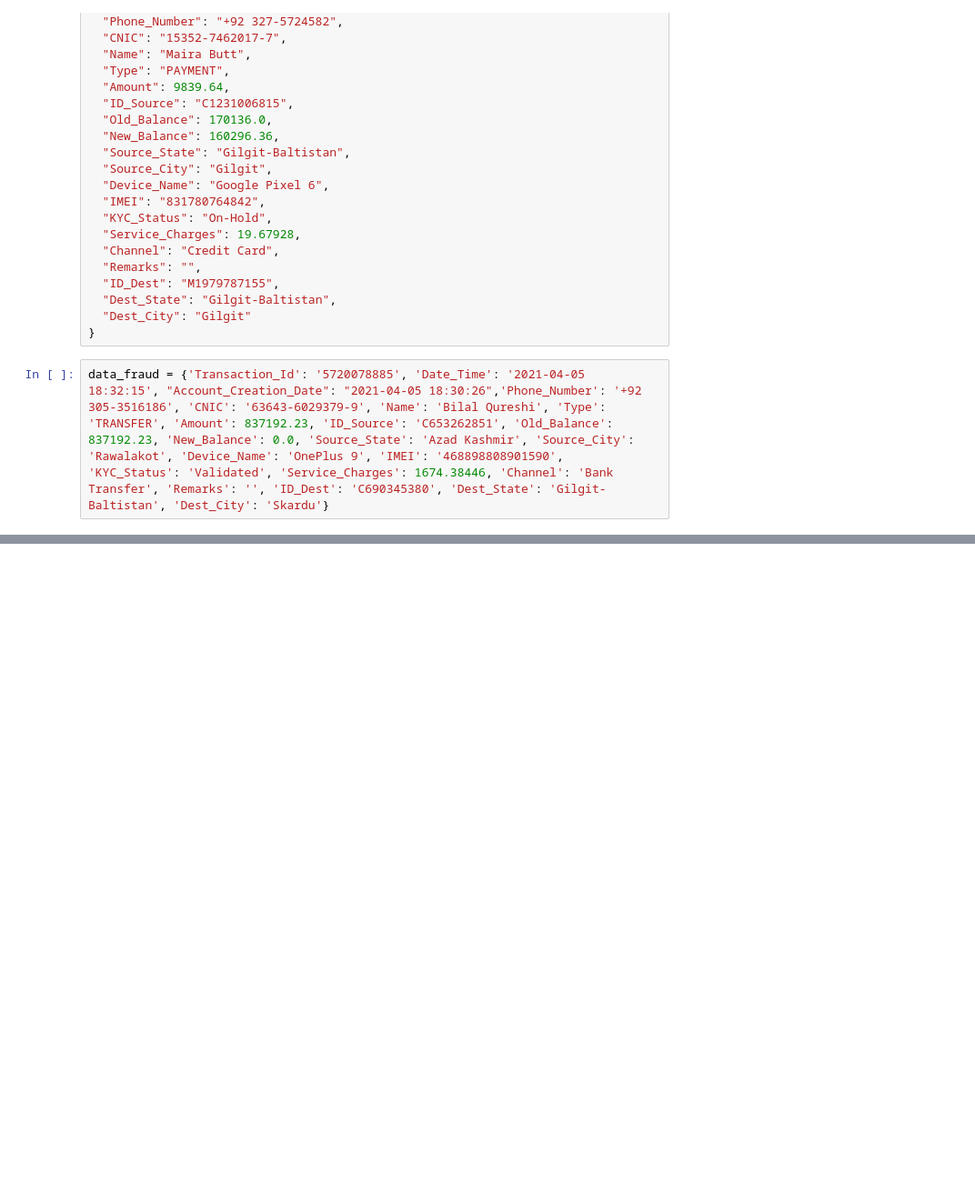
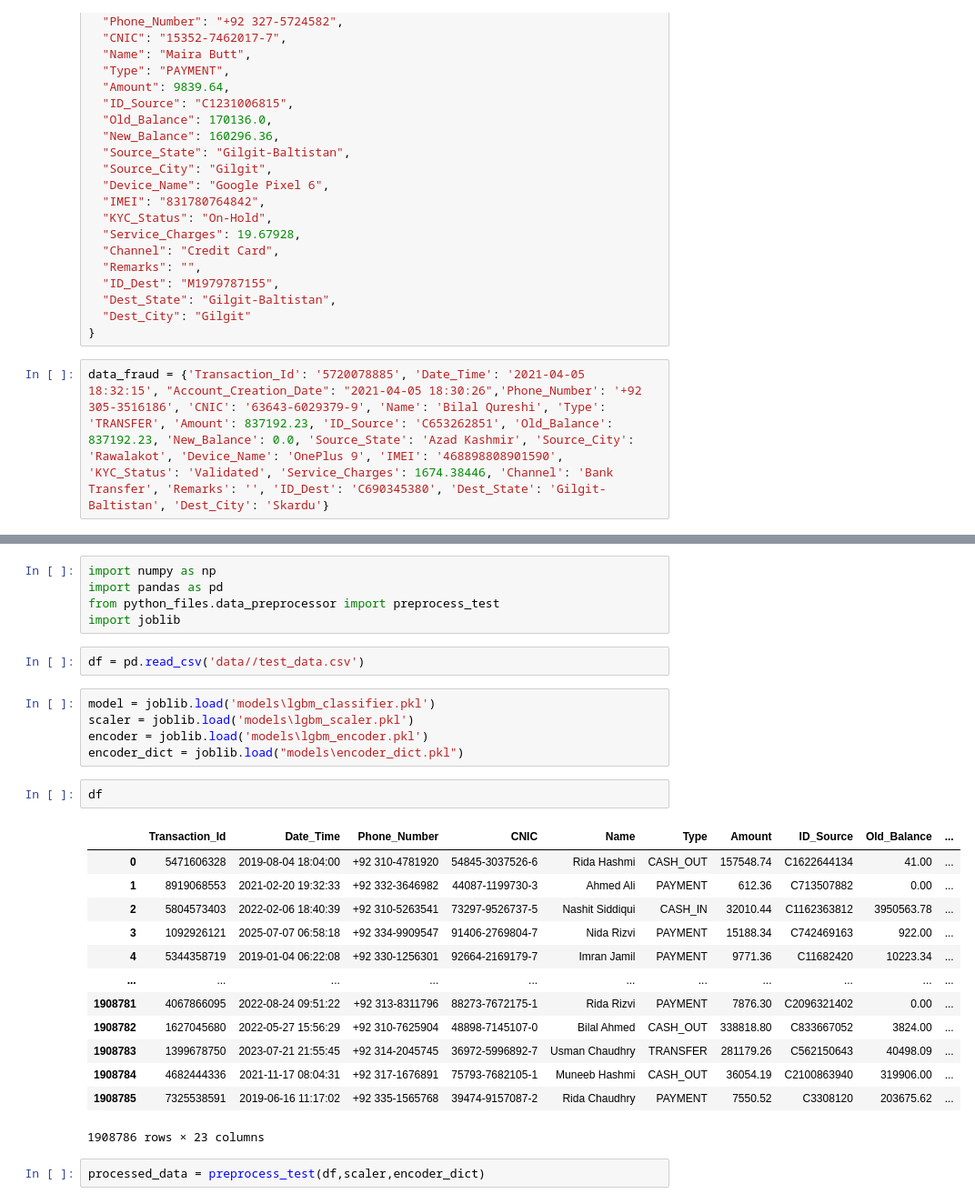
Before and after one commit to Stixor-Technologies/jazzcash, a Jupyter notebook: test.ipynb, the cells around one changed output, grey strips where cells are left out. Shown at 91% size. Drawn from its saved outputs; the diff is of its cells as text; blank space fills up the shorter version.

```diff
--- a/test.ipynb
+++ b/test.ipynb
@@ -129,0 +312,30 @@ Timestamp('2025-04-07 12:04:05.151558')
+# %%
+import numpy as np
+import pandas as pd
+from python_files.data_preprocessor import preprocess_test
+import joblib
+# %%
+df = pd.read_csv('data//test_data.csv')
+# %%
+model = joblib.load('models\lgbm_classifier.pkl')
+scaler = joblib.load('models\lgbm_scaler.pkl')
+encoder = joblib.load('models\lgbm_encoder.pkl')
+encoder_dict = joblib.load("models\encoder_dict.pkl")
+# %%
+df
+# %% [output]
+|  | Transaction_Id | Date_Time | Phone_Number | CNIC | Name | Type | Amount | ID_Source | Old_Balance | ... |
+| 0 | 5471606328 | 2019-08-04 18:04:00 | +92 310-4781920 | 54845-3037526-6 | Rida Hashmi | CASH_OUT | 157548.74 | C1622644134 | 41.00 | ... |
+| 1 | 8919068553 | 2021-02-20 19:32:33 | +92 332-3646982 | 44087-1199730-3 | Ahmed Ali | PAYMENT | 612.36 | C713507882 | 0.00 | ... |
+| 2 | 5804573403 | 2022-02-06 18:40:39 | +92 310-5263541 | 73297-9526737-5 | Nashit Siddiqui | CASH_IN | 32010.44 | C1162363812 | 3950563.78 | ... |
+| 3 | 1092926121 | 2025-07-07 06:58:18 | +92 334-9909547 | 91406-2769804-7 | Nida Rizvi | PAYMENT | 15188.34 | C742469163 | 922.00 | ... |
+| 4 | 5344358719 | 2019-01-04 06:22:08 | +92 330-1256301 | 92664-2169179-7 | Imran Jamil | PAYMENT | 9771.36 | C11682420 | 10223.34 | ... |
+| ... | ... | ... | ... | ... | ... | ... | ... | ... | ... | ... |
+| 1908781 | 4067866095 | 2022-08-24 09:51:22 | +92 313-8311796 | 88273-7672175-1 | Rida Rizvi | PAYMENT | 7876.30 | C2096321402 | 0.00 | ... |
+| 1908782 | 1627045680 | 2022-05-27 15:56:29 | +92 310-7625904 | 48898-7145107-0 | Bilal Ahmed | CASH_OUT | 338818.80 | C833667052 | 3824.00 | ... |
+| 1908783 | 1399678750 | 2023-07-21 21:55:45 | +92 314-2045745 | 36972-5996892-7 | Usman Chaudhry | TRANSFER | 281179.26 | C562150643 | 40498.09 | ... |
+| 1908784 | 4682444336 | 2021-11-17 08:04:31 | +92 317-1676891 | 75793-7682105-1 | Muneeb Hashmi | CASH_OUT | 36054.19 | C2100863940 | 319906.00 | ... |
+| 1908785 | 7325538591 | 2019-06-16 11:17:02 | +92 335-1565768 | 39474-9157087-2 | Rida Chaudhry | PAYMENT | 7550.52 | C3308120 | 203675.62 | ... |
+1908786 rows × 23 columns
+# %%
+processed_data = preprocess_test(df,scaler,encoder_dict)
```
Also changed, not shown: parts of 59 cells of this notebook, 5 other files.
